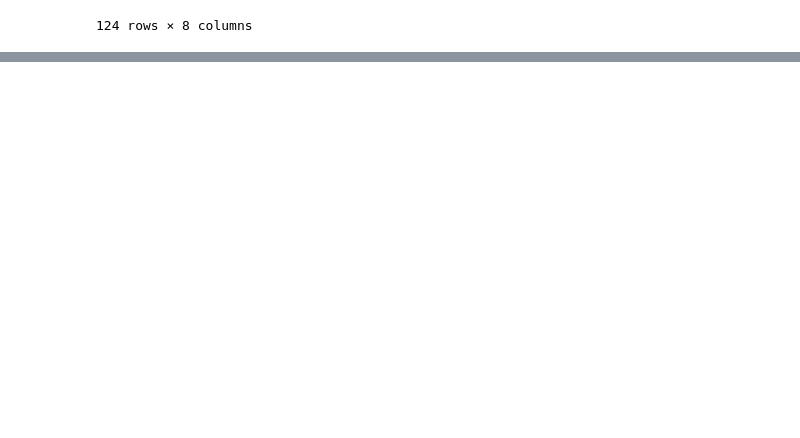
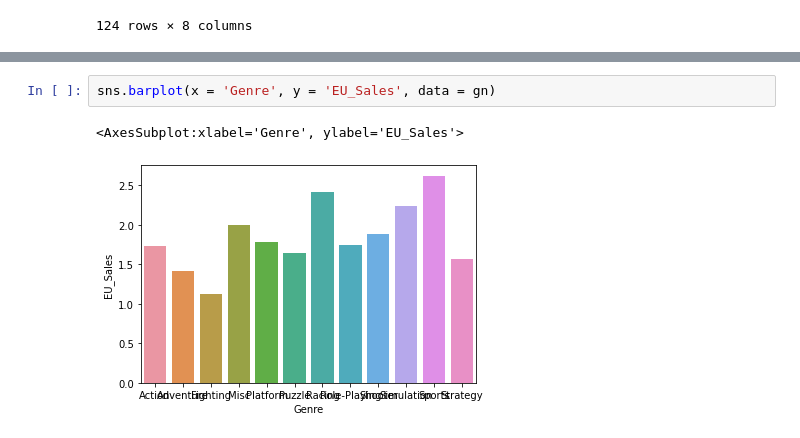
Before and after one commit to paulaked/data25-visualisations, a Jupyter notebook: Visualisations/Untitled.ipynb, the cells around one changed output, grey strips where cells are left out. Saved outputs shown, nothing was run; the diff lists cells and outputs as text; blank space fills up the shorter version.

```diff
--- a/Visualisations/Untitled.ipynb
+++ b/Visualisations/Untitled.ipynb
@@ -248,0 +251,5 @@ AttributeError: 'DataFrame' object has no attribute 'Genre'
+# %%
+sns.barplot(x = 'Genre', y = 'EU_Sales', data = gn)
+# %% [output]
+<AxesSubplot:xlabel='Genre', ylabel='EU_Sales'>
+[figure, added]
```
Also changed, not shown: parts of 18 cells of this notebook.
